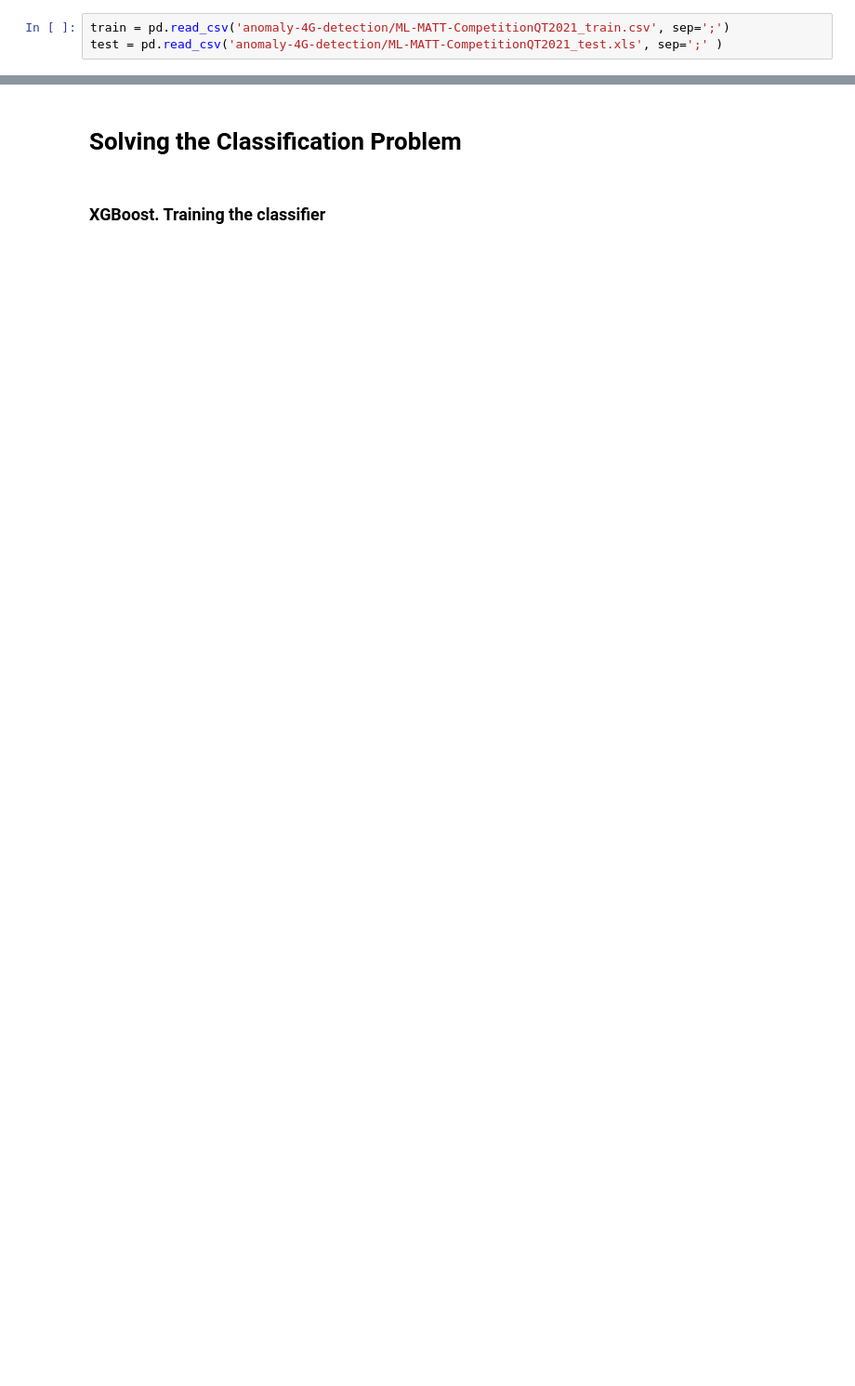
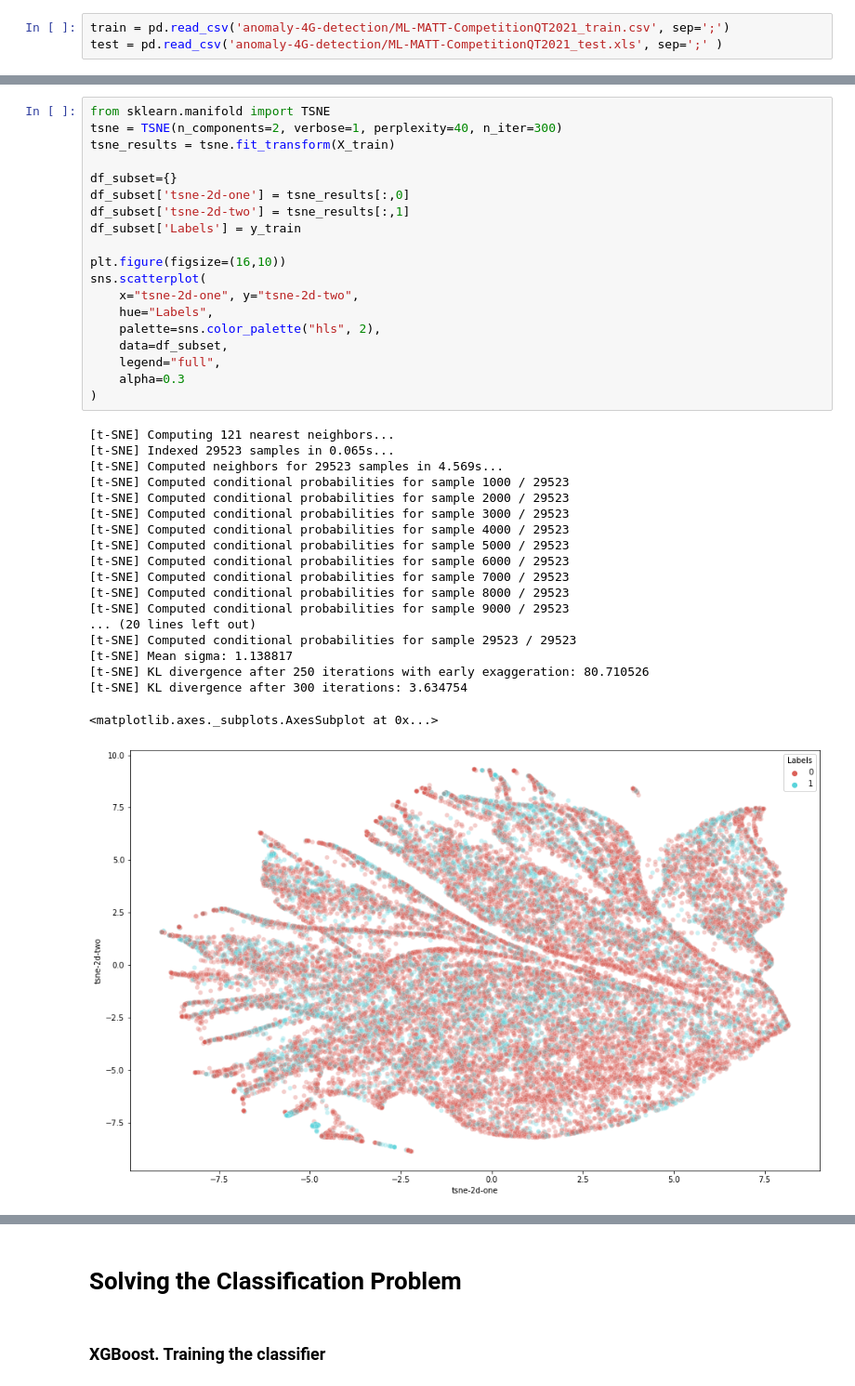
Before and after one commit to sergio-gimenez/anomaly-4G-detection, a Jupyter notebook: MLEARN_Competition_GimenezCastell.ipynb, the cells around one changed output, grey strips where cells are left out. Shown at 93% size. Drawn from its saved outputs; the diff is of its cells as text; blank space fills up the shorter version.

```diff
--- a/MLEARN_Competition_GimenezCastell.ipynb
+++ b/MLEARN_Competition_GimenezCastell.ipynb
@@ -80,0 +136,39 @@ X_test = refactorFeaturesDataframe(test).to_numpy()
+# %%
+from sklearn.manifold import TSNE
+tsne = TSNE(n_components=2, verbose=1, perplexity=40, n_iter=300)
+tsne_results = tsne.fit_transform(X_train)
+
+df_subset={}
+df_subset['tsne-2d-one'] = tsne_results[:,0]
+df_subset['tsne-2d-two'] = tsne_results[:,1]
+df_subset['Labels'] = y_train
+
+plt.figure(figsize=(16,10))
+sns.scatterplot(
+    x="tsne-2d-one", y="tsne-2d-two",
+    hue="Labels",
+    palette=sns.color_palette("hls", 2),
+    data=df_subset,
+    legend="full",
+    alpha=0.3
+)
+# %% [output]
+[t-SNE] Computing 121 nearest neighbors...
+[t-SNE] Indexed 29523 samples in 0.065s...
+[t-SNE] Computed neighbors for 29523 samples in 4.569s...
+[t-SNE] Computed conditional probabilities for sample 1000 / 29523
+[t-SNE] Computed conditional probabilities for sample 2000 / 29523
+[t-SNE] Computed conditional probabilities for sample 3000 / 29523
+[t-SNE] Computed conditional probabilities for sample 4000 / 29523
+[t-SNE] Computed conditional probabilities for sample 5000 / 29523
+[t-SNE] Computed conditional probabilities for sample 6000 / 29523
+[t-SNE] Computed conditional probabilities for sample 7000 / 29523
+[t-SNE] Computed conditional probabilities for sample 8000 / 29523
+[t-SNE] Computed conditional probabilities for sample 9000 / 29523
+... (20 lines left out)
+[t-SNE] Computed conditional probabilities for sample 29523 / 29523
+[t-SNE] Mean sigma: 1.138817
+[t-SNE] KL divergence after 250 iterations with early exaggeration: 80.710526
+[t-SNE] KL divergence after 300 iterations: 3.634754
+<matplotlib.axes._subplots.AxesSubplot at 0x...>
+[figure, added]
```
Also changed, not shown: parts of 39 cells of this notebook.
